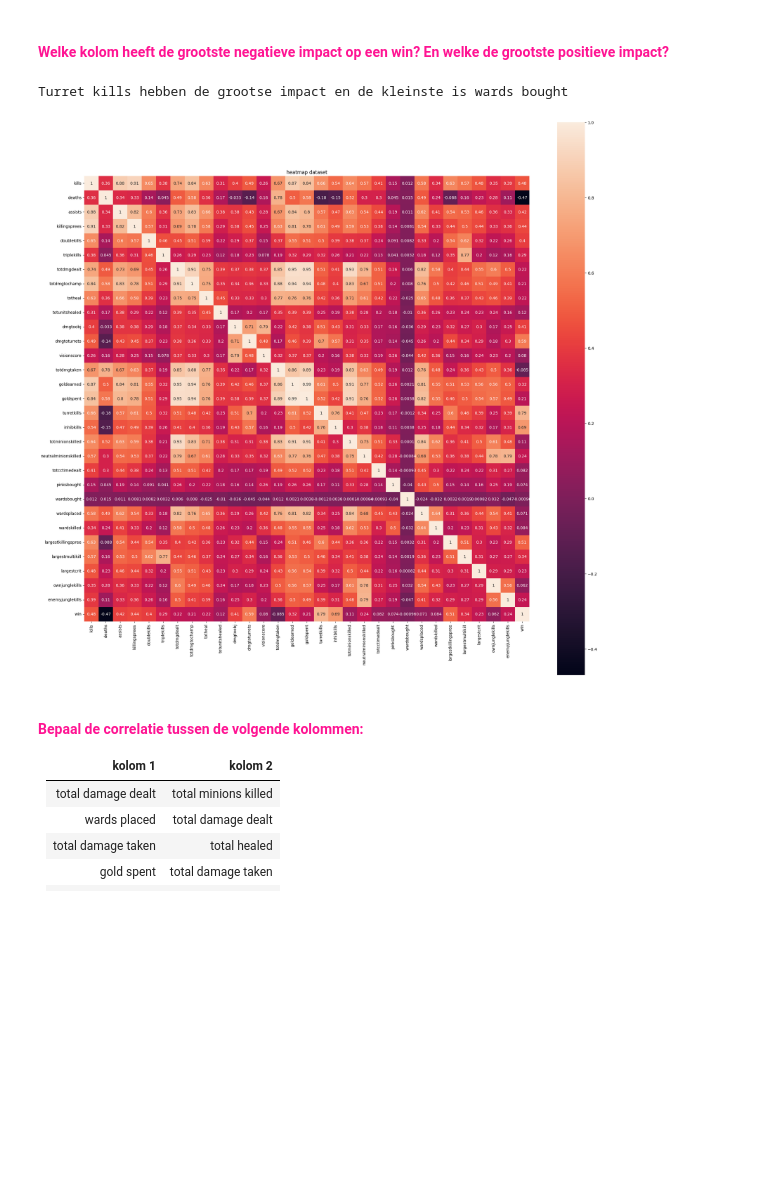
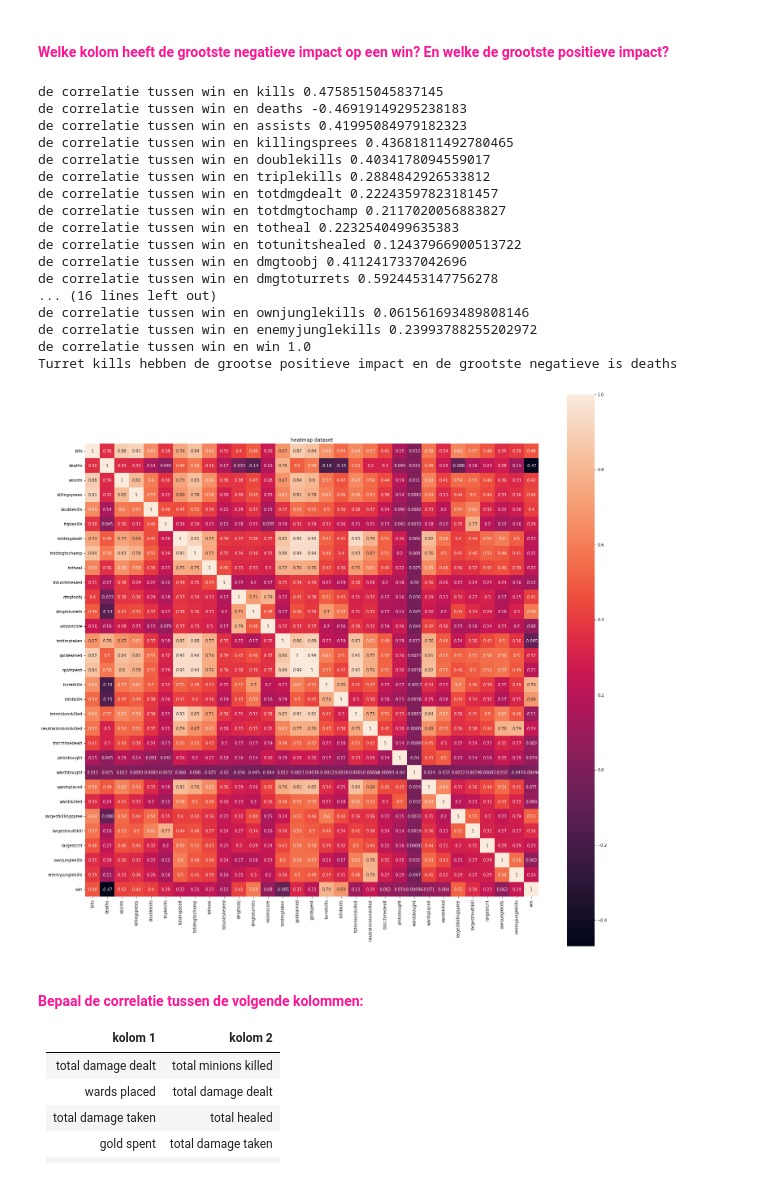
Before and after one commit to bleuzetim/PythonMCT, a Jupyter notebook: Data Science/week7/taak_week07/Labo_06_Correlatie_Lineaire_Regressie_opgave.ipynb, the cells around one changed output. Saved outputs shown, nothing was run; the diff lists cells and outputs as text; code cells hidden in the pictures; blank space fills up the shorter version.

```diff
--- a/Data Science/week7/taak_week07/Labo_06_Correlatie_Lineaire_Regressie_opgave.ipynb
+++ b/Data Science/week7/taak_week07/Labo_06_Correlatie_Lineaire_Regressie_opgave.ipynb
@@ -99,13 +99,35 @@ Het aantal gewonnen games in procent is 47.638763371934175 dit komt neer op 2266
 #### <span style="color:deeppink"> Welke kolom heeft de grootste negatieve impact op een win? En welke de grootste positieve impact?
 # %%
 corr= df.corr()
+
+for i in df.columns.tolist():
+    print(f"de correlatie tussen win en {i} {corr['win'][i]}")
+
+
+
 plt.figure(figsize=(25,25))
 sns.heatmap(data=corr,square=True, annot=True)
 plt.title("heatmap dataset")
-print(f'Turret kills hebben de grootse impact en de kleinste is wards bought')
+print(f'Turret kills hebben de grootse positieve impact en de grootste negatieve is deaths')
 # %% [output]
-Turret kills hebben de grootse impact en de kleinste is wards bought
+de correlatie tussen win en kills 0.4758515045837145
+de correlatie tussen win en deaths -0.46919149295238183
+de correlatie tussen win en assists 0.41995084979182323
+de correlatie tussen win en killingsprees 0.43681811492780465
+de correlatie tussen win en doublekills 0.4034178094559017
+de correlatie tussen win en triplekills 0.2884842926533812
+de correlatie tussen win en totdmgdealt 0.22243597823181457
+de correlatie tussen win en totdmgtochamp 0.2117020056883827
+de correlatie tussen win en totheal 0.2232540499635383
+de correlatie tussen win en totunitshealed 0.12437966900513722
+de correlatie tussen win en dmgtoobj 0.4112417337042696
+de correlatie tussen win en dmgtoturrets 0.5924453147756278
+... (16 lines left out)
+de correlatie tussen win en ownjunglekills 0.061561693489808146
+de correlatie tussen win en enemyjunglekills 0.23993788255202972
+de correlatie tussen win en win 1.0
+Turret kills hebben de grootse positieve impact en de grootste negatieve is deaths
-[figure, old version]
+[figure, new version]
 # %% [markdown]
 #### <span style="color:deeppink"> Bepaal de correlatie tussen de volgende kolommen:
 
```
Also changed, not shown: parts of 10 cells of this notebook.
